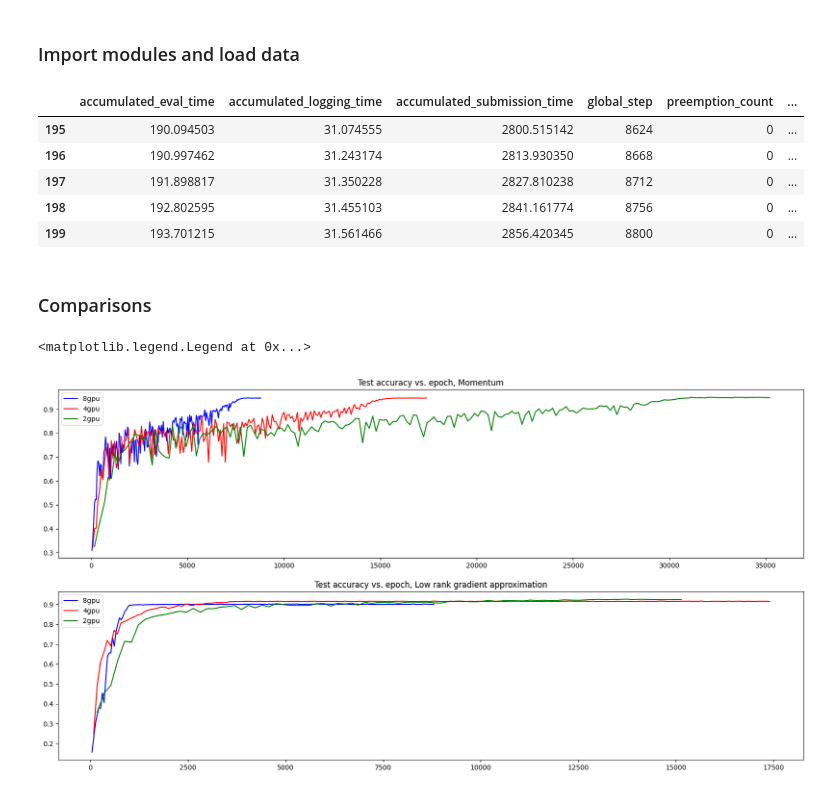
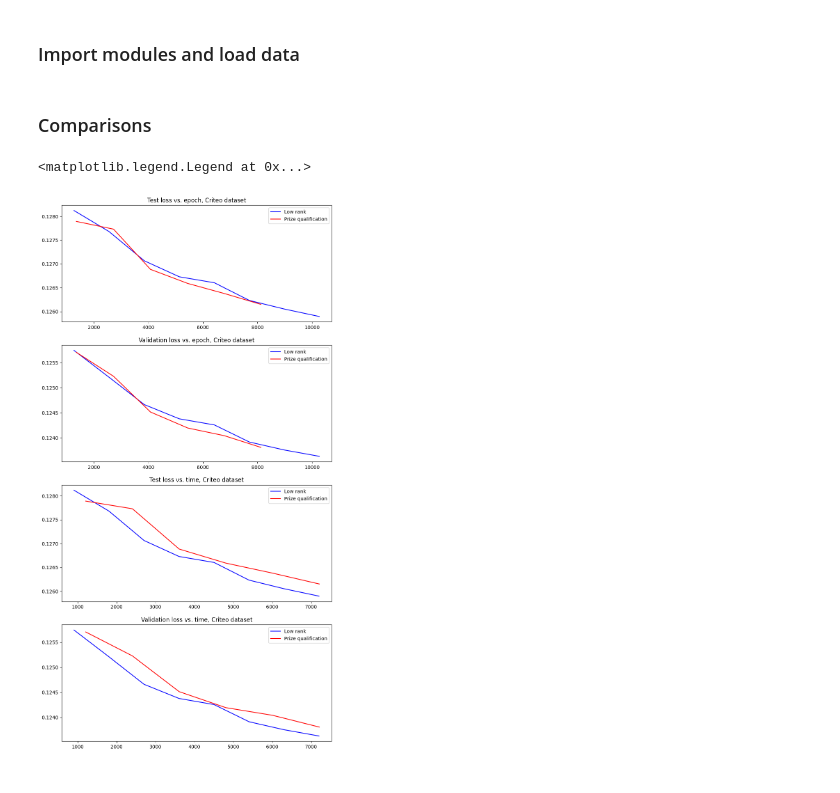
Before and after one commit to davidtweedle/lowrankapproximation, a Jupyter notebook: Low-rank-approximation-demo.ipynb, the cells around one changed output. Cells and saved outputs as stored; diff of their text form; code cells hidden in the pictures.

Commit message:
Updated notebook to use preliminary fastmri and criteo results.

```diff
--- a/Low-rank-approximation-demo.ipynb
+++ b/Low-rank-approximation-demo.ipynb
@@ -49,42 +49,34 @@ import pandas as pd
 import matplotlib as mpl
 import matplotlib.pyplot as plt
 # %%
-momentum_8gpu = pd.read_csv(prefix + "data/momentum_8gpu_200_epoch/eval_measurements.csv")
-momentum_4gpu = pd.read_csv(prefix + "data/momentum_4gpu_200_epoch/eval_measurements.csv")
-momentum_2gpu = pd.read_csv(prefix + "data/momentum_2gpu_200_epoch/eval_measurements.csv")
-baseline_8gpu = pd.read_csv(prefix + "data/baseline_8gpu_200_epoch/eval_measurements.csv")
-baseline_4gpu = pd.read_csv(prefix + "data/baseline_4gpu_200_epoch/eval_measurements.csv")
-baseline_2gpu = pd.read_csv(prefix + "data/baseline_2gpu_15000_steps/eval_measurements.csv")
-baseline_8gpu_8x_batch_lr2_again = pd.read_csv(prefix + "data/baseline_8gpu_8x_batch_lr2_again/eval_measurements.csv")
-momentum_8gpu_8x = pd.read_csv(prefix + "data/momentum_8gpu_8x/eval_measurements.csv")
+prize_qual_fastmri = pd.read_csv(prefix + "data/prize_qual_fastmri/eval_measurements.csv")
+prize_qual_criteo = pd.read_csv(prefix + "data/prize_qual_criteo/eval_measurements.csv")
+low_rank_criteo = pd.read_csv(prefix + "data/low_rank_criteo/eval_measurements_criteo_low_rank.csv")
+low_rank_fastmri = pd.read_csv(prefix + "data/low_rank_fastmri/eval_measurements_fastmri_low_rank.csv")
-# %%
-baseline_8gpu.tail()
-# %% [output]
-|  | accumulated_eval_time | accumulated_logging_time | accumulated_submission_time | global_step | preemption_count | ... |
-| 195 | 190.094503 | 31.074555 | 2800.515142 | 8624 | 0 | ... |
-| 196 | 190.997462 | 31.243174 | 2813.930350 | 8668 | 0 | ... |
-| 197 | 191.898817 | 31.350228 | 2827.810238 | 8712 | 0 | ... |
-| 198 | 192.802595 | 31.455103 | 2841.161774 | 8756 | 0 | ... |
-| 199 | 193.701215 | 31.561466 | 2856.420345 | 8800 | 0 | ... |
 # %% [markdown]
 ### Comparisons
 # %%
-## First observe performance as gpu's increase
-## by epoch
-fig, (ax1, ax2) = plt.subplots(nrows=2, ncols=1, figsize=(20,10))
-# performance by epoch is unchanged
-ax1.set_title("Test accuracy vs. epoch, Momentum")
-ax1.plot(momentum_8gpu['global_step'], momentum_8gpu['test/accuracy'],'b-', label='8gpu')
-ax1.plot(momentum_4gpu['global_step'], momentum_4gpu['test/accuracy'], 'r-', label='4gpu')
-ax1.plot(momentum_2gpu['global_step'], momentum_2gpu['test/accuracy'], 'g-', label='2gpu')
+## Compare criteo prize qualification vs. low rank performance
+## Note that parameters and rng seed were chosen to match
+fig, (ax1, ax2, ax3, ax4) = plt.subplots(nrows=4, ncols=1, figsize=(10,20))
+ax1.set_title("Test loss vs. epoch, Criteo dataset")
+ax1.plot(low_rank_criteo['global_step'][1:], low_rank_criteo['test/loss'][1:],'b-', label='Low rank')
+ax1.plot(prize_qual_criteo['global_step'][1:], prize_qual_criteo['test/loss'][1:], 'r-', label='Prize qualification')
 ax1.legend()
-# performance by epoch is unchanged
-ax2.set_title("Test accuracy vs. epoch, Low rank gradient approximation")
-ax2.plot(baseline_8gpu['global_step'], baseline_8gpu['test/accuracy'], 'b-', label='8gpu')
-ax2.plot(baseline_4gpu['global_step'], baseline_4gpu['test/accuracy'], 'r-', label='4gpu')
-ax2.plot(baseline_2gpu['global_step'], baseline_2gpu['test/accuracy'], 'g-', label='2gpu')
+ax2.set_title("Validation loss vs. epoch, Criteo dataset")
+ax2.plot(low_rank_criteo['global_step'][1:], low_rank_criteo['validation/loss'][1:],'b-', label='Low rank')
+ax2.plot(prize_qual_criteo['global_step'][1:], prize_qual_criteo['validation/loss'][1:], 'r-', label='Prize qualification')
 ax2.legend()
+ax3.set_title("Test loss vs. time, Criteo dataset")
+ax3.plot(low_rank_criteo['accumulated_submission_time'][1:], low_rank_criteo['test/loss'][1:],'b-', label='Low rank')
+ax3.plot(prize_qual_criteo['accumulated_submission_time'][1:], prize_qual_criteo['test/loss'][1:], 'r-', label='Prize qualification')
+ax3.legend()
+ax4.set_title("Validation loss vs. time, Criteo dataset")
+ax4.plot(low_rank_criteo['accumulated_submission_time'][1:], low_rank_criteo['validation/loss'][1:],'b-', label='Low rank')
+ax4.plot(prize_qual_criteo['accumulated_submission_time'][1:], prize_qual_criteo['validation/loss'][1:], 'r-', label='Prize qualification')
+ax4.legend()
+
 ## Note that the low rank approximation on 2 gpu's was only run for 15000 steps instead of the full 37400 steps.
 # %% [output]
 <matplotlib.legend.Legend at 0x...>
-[figure, old version]
+[figure, new version]
```
Also changed, not shown: parts of 13 cells of this notebook.
